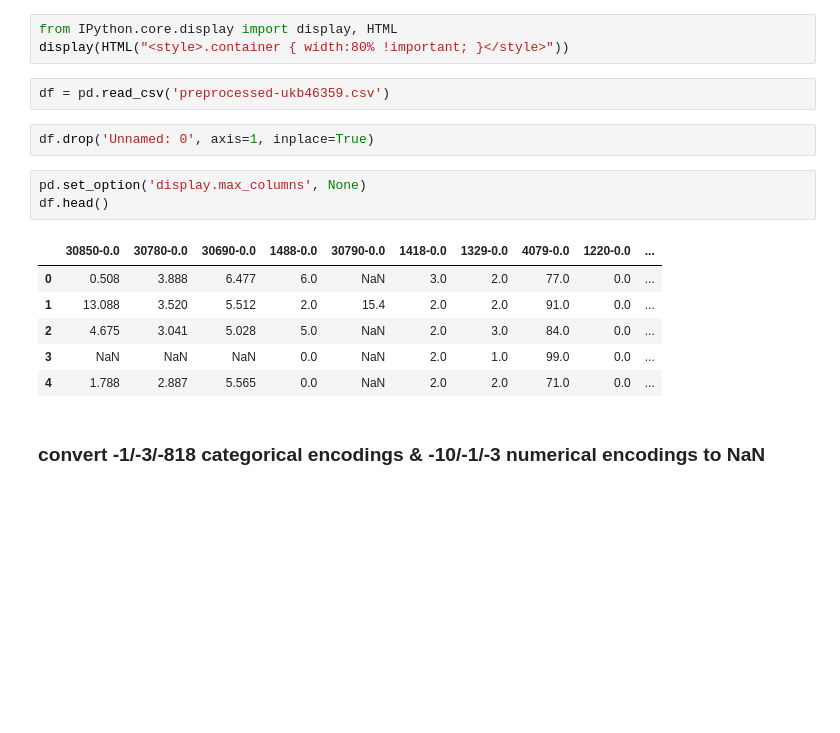
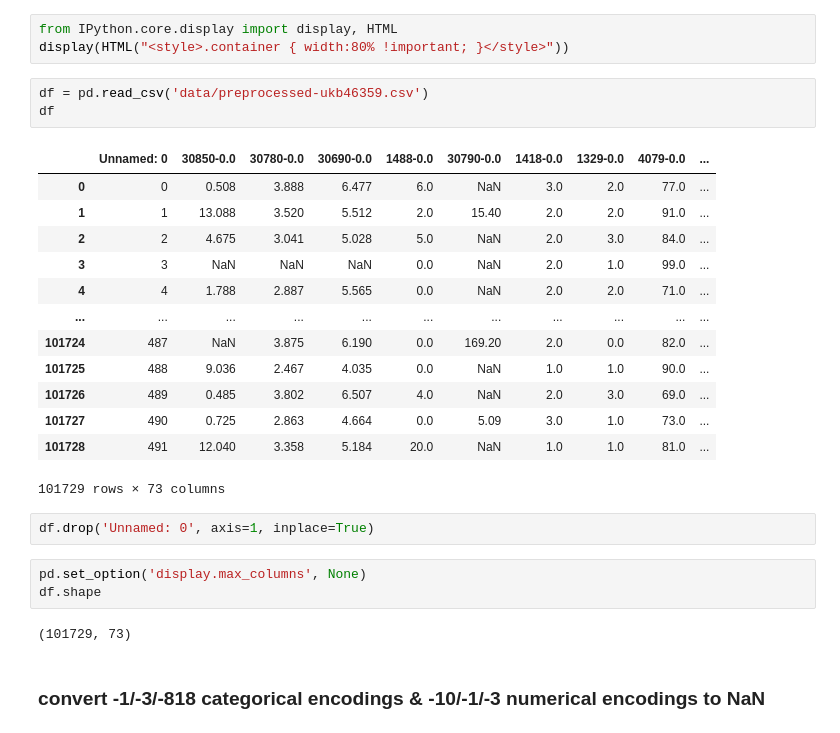
Before and after one commit to analiseb/UB-Masters-Thesis, a Jupyter notebook: 01_normalization_imputation.ipynb, the cells around one changed output. Cells and saved outputs as stored; diff of their text form; blank space fills up the shorter version.

```diff
--- a/01_normalization_imputation.ipynb
+++ b/01_normalization_imputation.ipynb
@@ -23,19 +23,29 @@ Successfully installed missingpy-0.2.0
 from IPython.core.display import display, HTML
 display(HTML("<style>.container { width:80% !important; }</style>"))
 # %%
-df = pd.read_csv('preprocessed-ukb46359.csv')
+df = pd.read_csv('data/preprocessed-ukb46359.csv')
+df
+# %% [output]
+|  | Unnamed: 0 | 30850-0.0 | 30780-0.0 | 30690-0.0 | 1488-0.0 | 30790-0.0 | 1418-0.0 | 1329-0.0 | 4079-0.0 | ... |
+| 0 | 0 | 0.508 | 3.888 | 6.477 | 6.0 | NaN | 3.0 | 2.0 | 77.0 | ... |
+| 1 | 1 | 13.088 | 3.520 | 5.512 | 2.0 | 15.40 | 2.0 | 2.0 | 91.0 | ... |
+| 2 | 2 | 4.675 | 3.041 | 5.028 | 5.0 | NaN | 2.0 | 3.0 | 84.0 | ... |
+| 3 | 3 | NaN | NaN | NaN | 0.0 | NaN | 2.0 | 1.0 | 99.0 | ... |
+| 4 | 4 | 1.788 | 2.887 | 5.565 | 0.0 | NaN | 2.0 | 2.0 | 71.0 | ... |
+| ... | ... | ... | ... | ... | ... | ... | ... | ... | ... | ... |
+| 101724 | 487 | NaN | 3.875 | 6.190 | 0.0 | 169.20 | 2.0 | 0.0 | 82.0 | ... |
+| 101725 | 488 | 9.036 | 2.467 | 4.035 | 0.0 | NaN | 1.0 | 1.0 | 90.0 | ... |
+| 101726 | 489 | 0.485 | 3.802 | 6.507 | 4.0 | NaN | 2.0 | 3.0 | 69.0 | ... |
+| 101727 | 490 | 0.725 | 2.863 | 4.664 | 0.0 | 5.09 | 3.0 | 1.0 | 73.0 | ... |
+| 101728 | 491 | 12.040 | 3.358 | 5.184 | 20.0 | NaN | 1.0 | 1.0 | 81.0 | ... |
+101729 rows × 73 columns
 # %%
 df.drop('Unnamed: 0', axis=1, inplace=True)
 # %%
 pd.set_option('display.max_columns', None)
-df.head()
+df.shape
 # %% [output]
-|  | 30850-0.0 | 30780-0.0 | 30690-0.0 | 1488-0.0 | 30790-0.0 | 1418-0.0 | 1329-0.0 | 4079-0.0 | 1220-0.0 | ... |
-| 0 | 0.508 | 3.888 | 6.477 | 6.0 | NaN | 3.0 | 2.0 | 77.0 | 0.0 | ... |
-| 1 | 13.088 | 3.520 | 5.512 | 2.0 | 15.4 | 2.0 | 2.0 | 91.0 | 0.0 | ... |
-| 2 | 4.675 | 3.041 | 5.028 | 5.0 | NaN | 2.0 | 3.0 | 84.0 | 0.0 | ... |
-| 3 | NaN | NaN | NaN | 0.0 | NaN | 2.0 | 1.0 | 99.0 | 0.0 | ... |
-| 4 | 1.788 | 2.887 | 5.565 | 0.0 | NaN | 2.0 | 2.0 | 71.0 | 0.0 | ... |
+(101729, 73)
 # %% [markdown]
 ### convert -1/-3/-818 categorical encodings & -10/-1/-3 numerical encodings to NaN
 # %%
```
Also changed, not shown: parts of 5 cells of this notebook, 5 other files.
